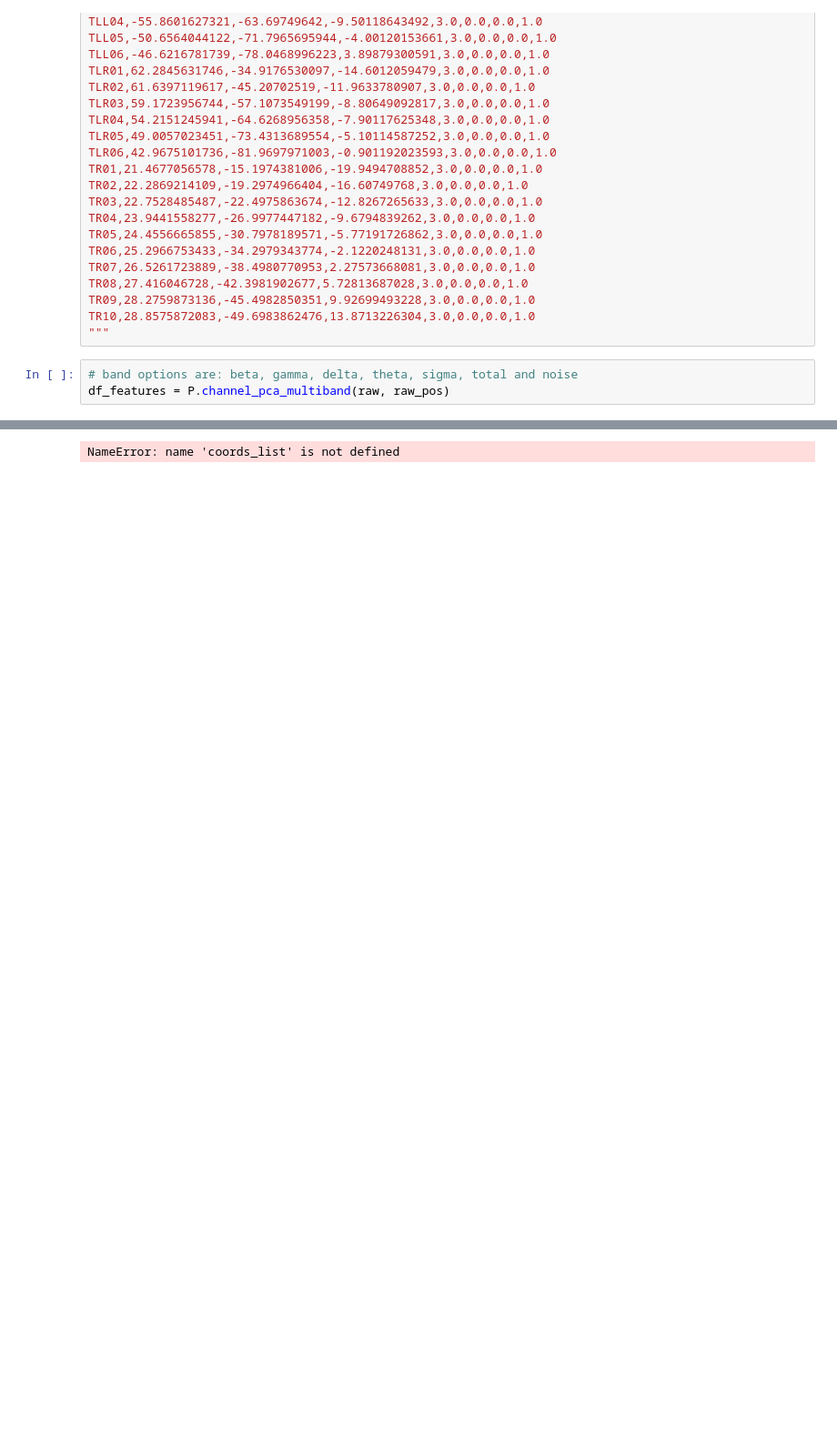
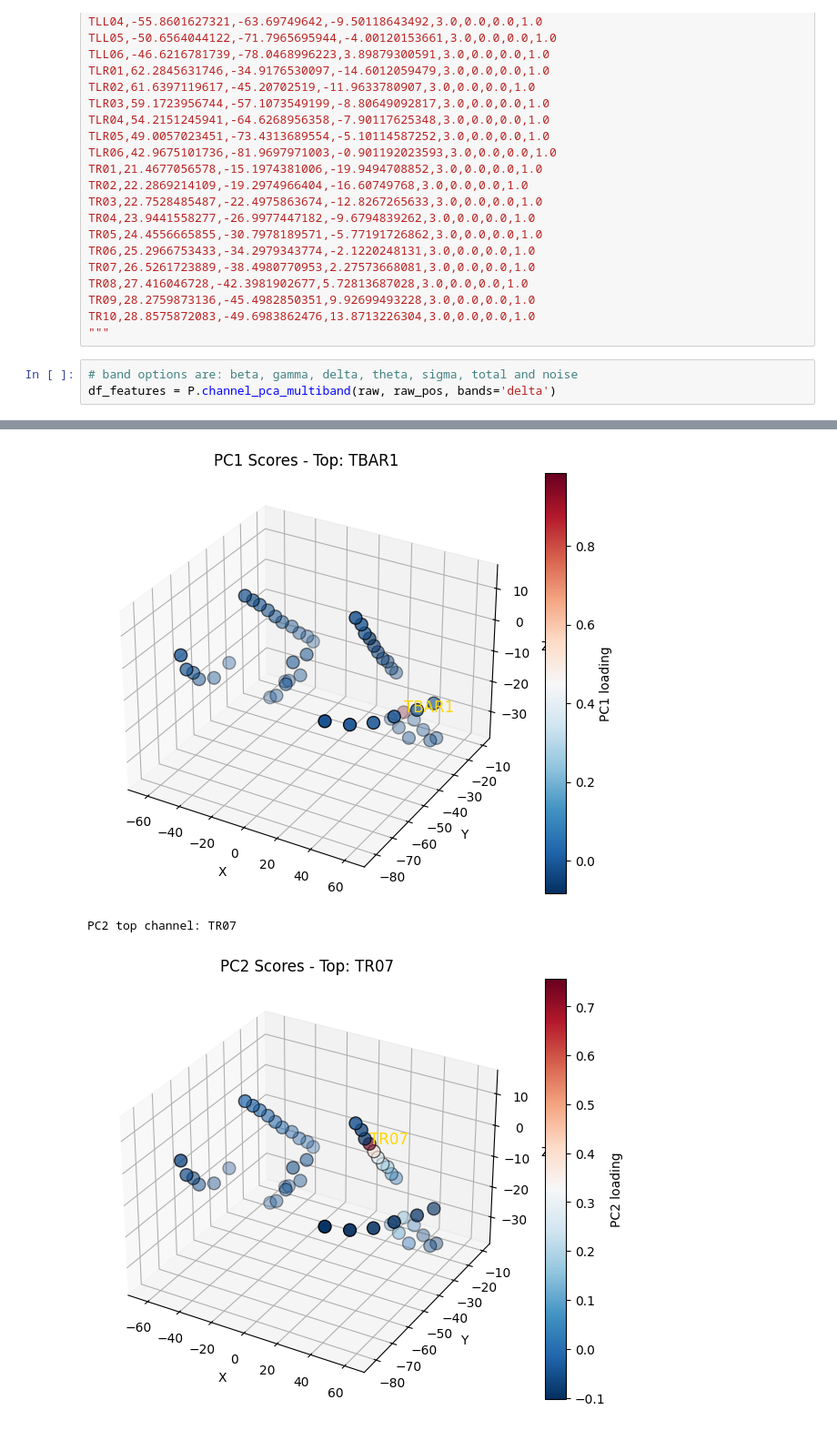
Before and after one commit to AbdelRayan/Human_SleepSCoring, a Jupyter notebook: Tim/channel_PCA.ipynb, the cells around one changed output, grey strips where cells are left out. Shown at 91% size. Saved outputs shown, nothing was run; the diff lists cells and outputs as text; blank space fills up the shorter version.

```diff
--- a/Tim/channel_PCA.ipynb
+++ b/Tim/channel_PCA.ipynb
@@ -71,5 +71,5 @@ TR10,28.8575872083,-49.6983862476,13.8713226304,3.0,0.0,0.0,1.0
 """
 # %%
 # band options are: beta, gamma, delta, theta, sigma, total and noise
-df_features = P.channel_pca_multiband(raw, raw_pos)
+df_features = P.channel_pca_multiband(raw, raw_pos, bands='delta')
 # %% [output]
@@ -90 +91,3 @@ Warning: EMG2 missing coordinates, excluding.
+[figure, added]
-NameError: name 'coords_list' is not defined
+PC2 top channel: TR07
+[figure, added]
```
Also changed, not shown: parts of 4 cells of this notebook, 1 other file.
